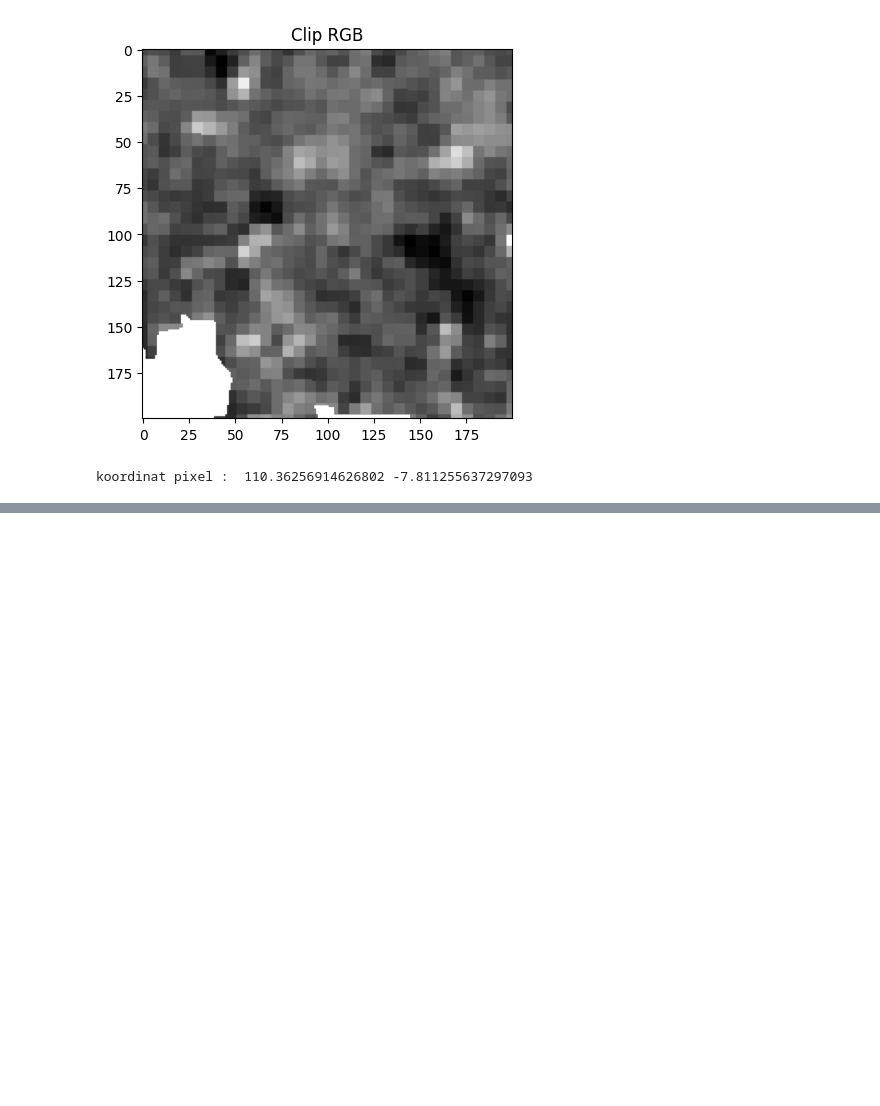
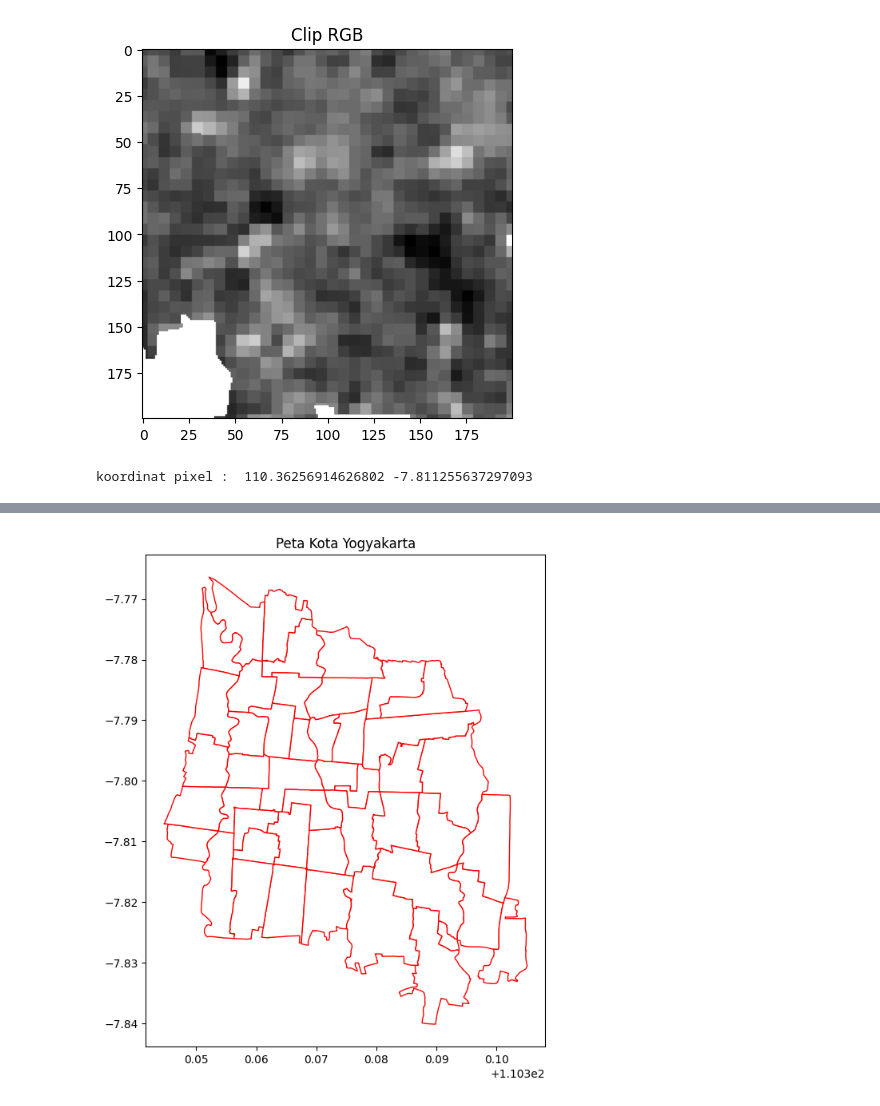
Before and after one commit to makinoharuy/python_geospatial_learning, a Jupyter notebook: belajar_python_geospatial.ipynb, the cells around one changed output, grey strips where cells are left out. Drawn from its saved outputs; the diff is of its cells as text; code cells hidden in the pictures; blank space fills up the shorter version.

```diff
--- a/belajar_python_geospatial.ipynb
+++ b/belajar_python_geospatial.ipynb
@@ -1253,0 +1294,6 @@ koordinat pixel :  110.36256914626802 -7.811255637297093
+# %%
+administrasi = gpd.read_file("Kota_Yogyakarta.geojson")
+aoi = gpd.read_file("AOI_1km_TitikNolYogyakarta.geojson")
+apotek = gpd.read_file("Apotek_Yogyakarta.geojson")
+jalan = gpd.read_file("Jalan_Kota_Yogyakarta.geojson")
+grid = gpd.read_file("Grid_1km_Kota_Yogyakarta.geojson")
@@ -1253,0 +1312,6 @@ koordinat pixel :  110.36256914626802 -7.811255637297093
+# %%
+administrasi = administrasi.to_crs(aoi.crs)
+grid = grid.to_crs(aoi.crs)
+
+print(administrasi.crs)
+print(grid.crs)
@@ -1253,0 +1330,8 @@ koordinat pixel :  110.36256914626802 -7.811255637297093
+# %%
+fig, ax = plt.subplots(figsize=(8,8))
+
+administrasi.plot(ax=ax, edgecolor='red', facecolor='white')
+ax.set_title("Peta Kota Yogyakarta")
+plt.show()
+# %% [output]
+[figure, added]
```
Also changed, not shown: parts of 19 cells of this notebook.
